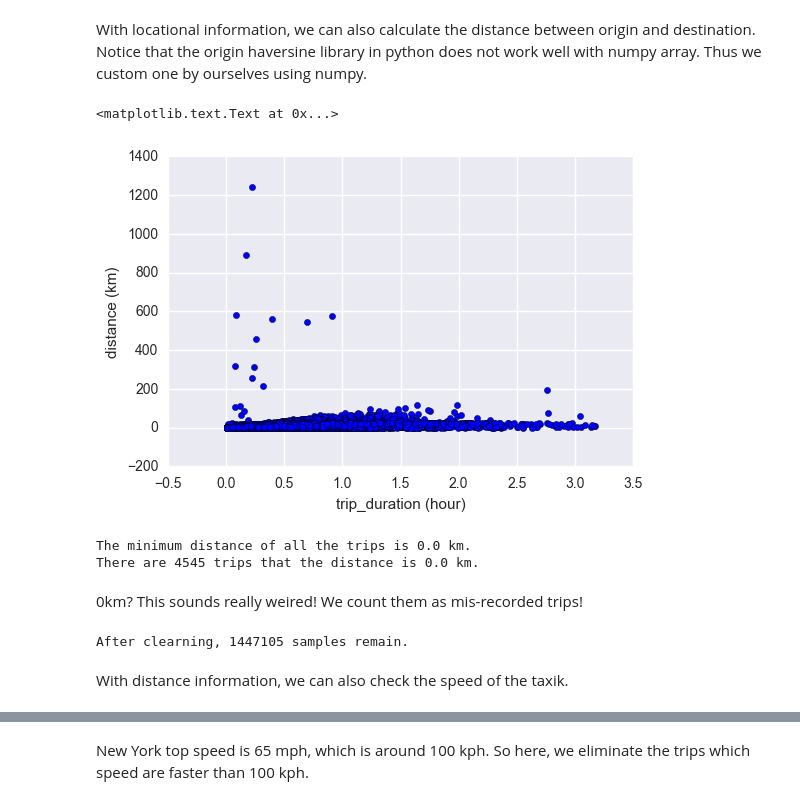
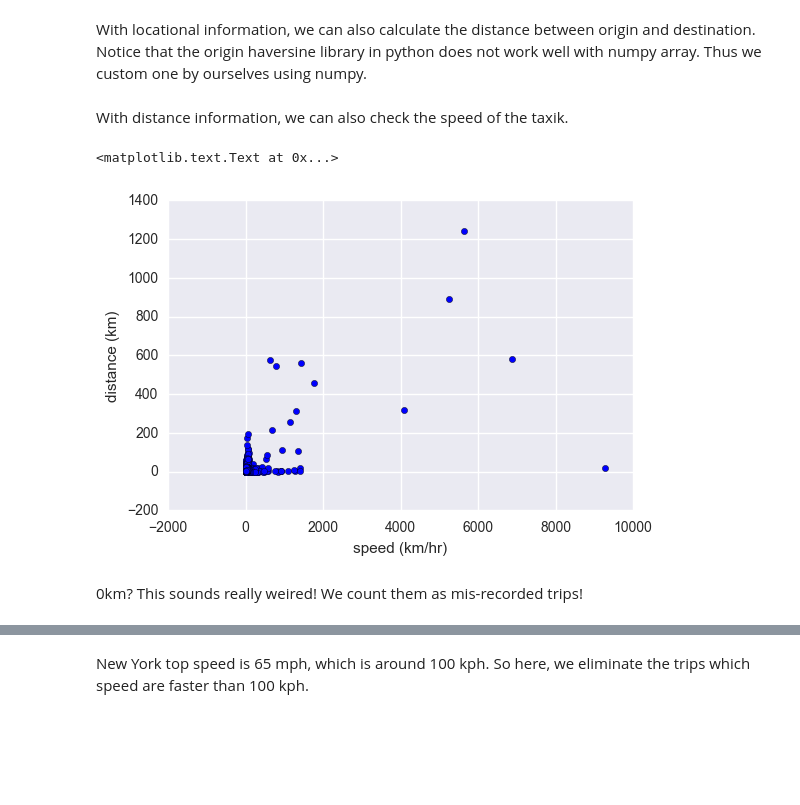
Before and after one commit to Beanzwang/kaggle, a Jupyter notebook: taxi_trip/taxi trip.ipynb, the cells around one changed output, grey strips where cells are left out. Drawn from its saved outputs; the diff is of its cells as text; code cells hidden in the pictures; blank space fills up the shorter version.

Commit message:
add other distance measurement.

```diff
--- a/taxi_trip/taxi trip.ipynb
+++ b/taxi_trip/taxi trip.ipynb
@@ -146,3 +131,0 @@ print(train[train['trip_duration']<=30]['id'].count(), "data is counted as small
-# %%
-train = train[train['trip_duration']<=(mean + 2*std)]
-train = train[train['trip_duration']>30]
@@ -376,28 +354,28 @@ def haversine_(lat1, lng1, lat2, lng2):
 # %%
-train['distance'] = haversine_(train['pickup_latitude'].values, train['pickup_longitude'].values,
+train['haversine'] = haversine_(train['pickup_latitude'].values, train['pickup_longitude'].values,
                               train['dropoff_latitude'].values, train['dropoff_longitude'].values)
-test['distance'] = haversine_(test['pickup_latitude'].values, test['pickup_longitude'].values,
+train['manhattan_distance'] = haversine_(train['pickup_latitude'].values, train['pickup_longitude'].values,
+                              train['dropoff_latitude'].values, train['dropoff_longitude'].values)
+train['bearing_array'] = haversine_(train['pickup_latitude'].values, train['pickup_longitude'].values,
+                              train['dropoff_latitude'].values, train['dropoff_longitude'].values)
+
+test['haversine'] = haversine_(test['pickup_latitude'].values, test['pickup_longitude'].values,
                              test['dropoff_latitude'].values, test['dropoff_longitude'].values)
+test['manhattan_distance'] = haversine_(test['pickup_latitude'].values, test['pickup_longitude'].values,
+                             test['dropoff_latitude'].values, test['dropoff_longitude'].values)
+test['bearing_array'] = haversine_(test['pickup_latitude'].values, test['pickup_longitude'].values,
+                             test['dropoff_latitude'].values, test['dropoff_longitude'].values)
+# %% [markdown]
+With distance information, we can also check the speed of the taxik.
+# %%
+# compute speed in hours
+train['speed'] = train['haversine'] / (train['trip_duration']/60/60)
 # %%
-plt.scatter(train['trip_duration']/60/60, train['distance'])
-plt.xlabel("trip_duration (hour)")
+plt.scatter(train['speed'], train['haversine'])
+plt.xlabel("speed (km/hr)")
 plt.ylabel("distance (km)")
 # %% [output]
 <matplotlib.text.Text at 0x...>
-[figure, old version]
+[figure, new version]
-# %%
-min_distance = min(train['distance'])
-print("The minimum distance of all the trips is", min_distance, "km.")
-print("There are", train[train['distance']==min_distance]['id'].count(), "trips that the distance is", min_distance, "km.")
-# %% [output]
-The minimum distance of all the trips is 0.0 km.
-There are 4545 trips that the distance is 0.0 km.
 # %% [markdown]
 0km? This sounds really weired! We count them as mis-recorded trips!
-# %%
-train = train[train['distance'] > 0]
-print("After clearning,", train.shape[0], "samples remain.")
-# %% [output]
-After clearning, 1447105 samples remain.
-# %% [markdown]
-With distance information, we can also check the speed of the taxik.
```
Also changed, not shown: parts of 38 cells of this notebook.
